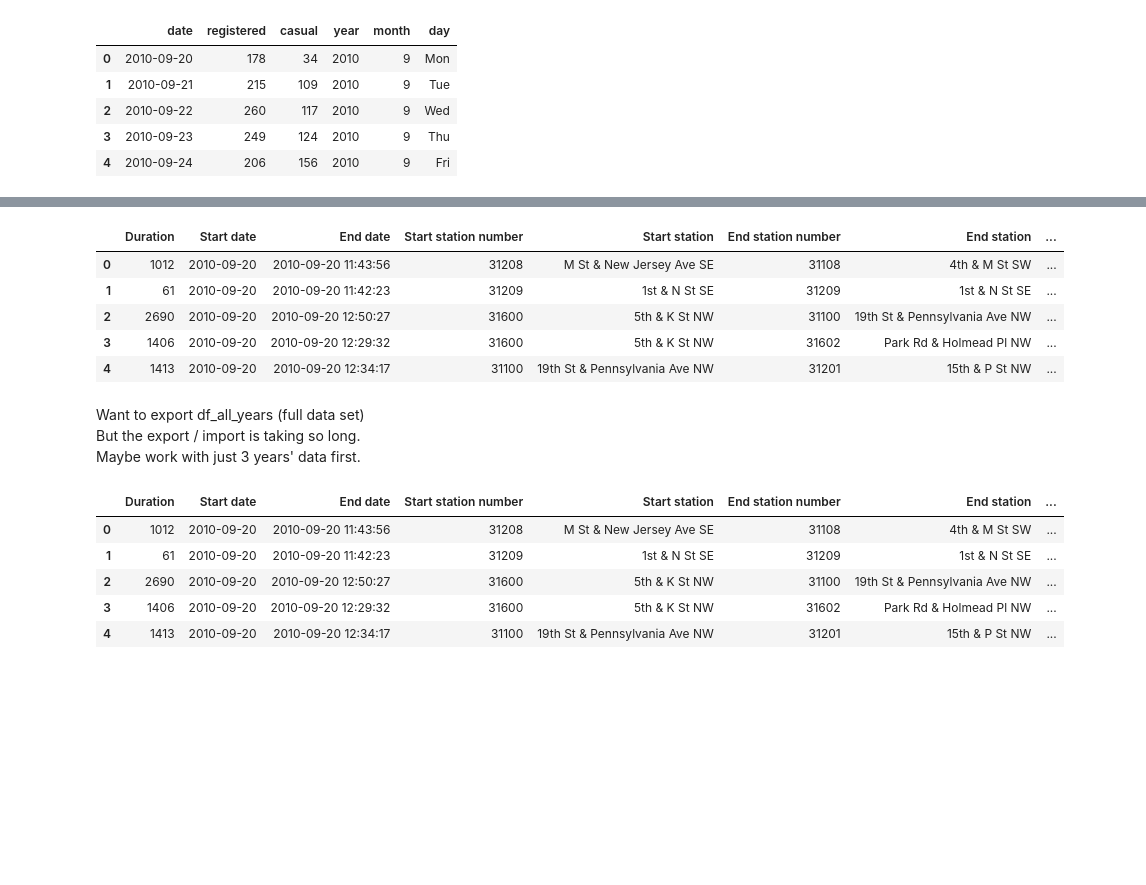
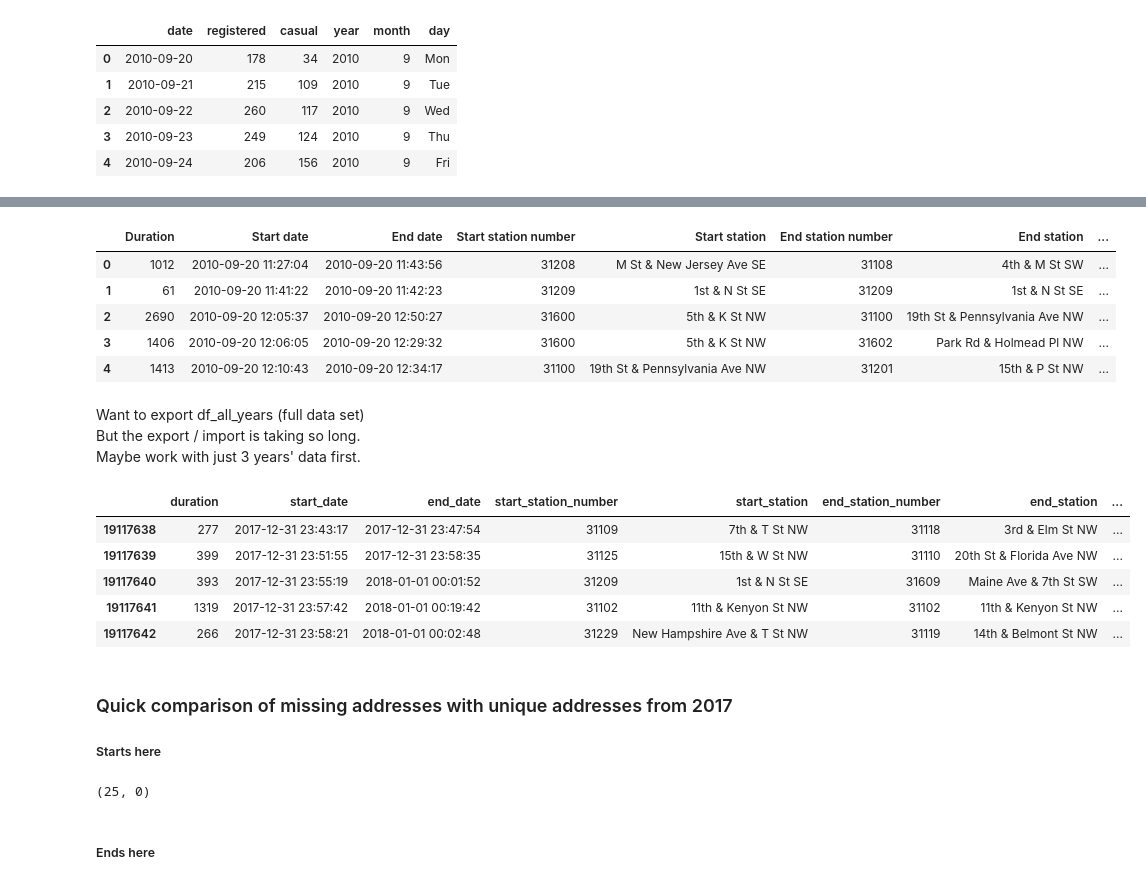
Before and after one commit to kyungoh22/bike_analysis, a Jupyter notebook: bike_analysis_data_wrangling_all_years.ipynb, the cells around one changed output, grey strips where cells are left out. Cells and saved outputs as stored; diff of their text form; code cells hidden in the pictures; blank space fills up the shorter version.

```diff
--- a/bike_analysis_data_wrangling_all_years.ipynb
+++ b/bike_analysis_data_wrangling_all_years.ipynb
@@ -41,5 +48,3 @@ df_all_years['Start date'] = df_all_years['Start date'].dt.date
-# %%
-df_all_years['Start date'] = pd.to_datetime(df_all_years['Start date'])
 # %%
 df_all_years.head()
 # %% [output]
@@ -472,21 +483,36 @@ df_all_agg_hourly.to_csv('cleaned_data/df_all_agg_hourly.csv', index = False)
 df_all_years.head()
 # %% [output]
 |  | Duration | Start date | End date | Start station number | Start station | End station number | End station | ... |
-| 0 | 1012 | 2010-09-20 | 2010-09-20 11:43:56 | 31208 | M St & New Jersey Ave SE | 31108 | 4th & M St SW | ... |
-| 1 | 61 | 2010-09-20 | 2010-09-20 11:42:23 | 31209 | 1st & N St SE | 31209 | 1st & N St SE | ... |
-| 2 | 2690 | 2010-09-20 | 2010-09-20 12:50:27 | 31600 | 5th & K St NW | 31100 | 19th St & Pennsylvania Ave NW | ... |
-| 3 | 1406 | 2010-09-20 | 2010-09-20 12:29:32 | 31600 | 5th & K St NW | 31602 | Park Rd & Holmead Pl NW | ... |
-| 4 | 1413 | 2010-09-20 | 2010-09-20 12:34:17 | 31100 | 19th St & Pennsylvania Ave NW | 31201 | 15th & P St NW | ... |
+| 0 | 1012 | 2010-09-20 11:27:04 | 2010-09-20 11:43:56 | 31208 | M St & New Jersey Ave SE | 31108 | 4th & M St SW | ... |
+| 1 | 61 | 2010-09-20 11:41:22 | 2010-09-20 11:42:23 | 31209 | 1st & N St SE | 31209 | 1st & N St SE | ... |
+| 2 | 2690 | 2010-09-20 12:05:37 | 2010-09-20 12:50:27 | 31600 | 5th & K St NW | 31100 | 19th St & Pennsylvania Ave NW | ... |
+| 3 | 1406 | 2010-09-20 12:06:05 | 2010-09-20 12:29:32 | 31600 | 5th & K St NW | 31602 | Park Rd & Holmead Pl NW | ... |
+| 4 | 1413 | 2010-09-20 12:10:43 | 2010-09-20 12:34:17 | 31100 | 19th St & Pennsylvania Ave NW | 31201 | 15th & P St NW | ... |
+# %%
+df_all_years = df_all_years.rename(columns = {'Duration': 'duration',
+                                'Start date': 'start_date',
+                                'End date': 'end_date',
+                                'Start station number': 'start_station_number',
+                                'Start station': 'start_station',
+                                'End station number': 'end_station_number',
+                                'End station': 'end_station',
+                                'Bike number': 'bike_number',
+                                'Member type': 'member_type'
+                                })
 # %% [markdown]
 Want to export df_all_years (full data set) <br>
 But the export / import is taking so long. <br>
 Maybe work with just 3 years' data first.
 # %%
-df_all_years.head()
+df_all_years.tail()
 # %% [output]
-|  | Duration | Start date | End date | Start station number | Start station | End station number | End station | ... |
-| 0 | 1012 | 2010-09-20 | 2010-09-20 11:43:56 | 31208 | M St & New Jersey Ave SE | 31108 | 4th & M St SW | ... |
-| 1 | 61 | 2010-09-20 | 2010-09-20 11:42:23 | 31209 | 1st & N St SE | 31209 | 1st & N St SE | ... |
-| 2 | 2690 | 2010-09-20 | 2010-09-20 12:50:27 | 31600 | 5th & K St NW | 31100 | 19th St & Pennsylvania Ave NW | ... |
-| 3 | 1406 | 2010-09-20 | 2010-09-20 12:29:32 | 31600 | 5th & K St NW | 31602 | Park Rd & Holmead Pl NW | ... |
-| 4 | 1413 | 2010-09-20 | 2010-09-20 12:34:17 | 31100 | 19th St & Pennsylvania Ave NW | 31201 | 15th & P St NW | ... |
+|  | duration | start_date | end_date | start_station_number | start_station | end_station_number | end_station | ... |
+| 19117638 | 277 | 2017-12-31 23:43:17 | 2017-12-31 23:47:54 | 31109 | 7th & T St NW | 31118 | 3rd & Elm St NW | ... |
+| 19117639 | 399 | 2017-12-31 23:51:55 | 2017-12-31 23:58:35 | 31125 | 15th & W St NW | 31110 | 20th St & Florida Ave NW | ... |
+| 19117640 | 393 | 2017-12-31 23:55:19 | 2018-01-01 00:01:52 | 31209 | 1st & N St SE | 31609 | Maine Ave & 7th St SW | ... |
+| 19117641 | 1319 | 2017-12-31 23:57:42 | 2018-01-01 00:19:42 | 31102 | 11th & Kenyon St NW | 31102 | 11th & Kenyon St NW | ... |
+| 19117642 | 266 | 2017-12-31 23:58:21 | 2018-01-01 00:02:48 | 31229 | New Hampshire Ave & T St NW | 31119 | 14th & Belmont St NW | ... |
+# %% [markdown]
+<h3> Quick comparison of missing addresses with unique addresses from 2017 </h3>
+
+<h5> Starts here </h5>
@@ -493,3 +525,41 @@ df_all_years.head()
+# %%
+missing_addresses = ['Crystal City Metro / 18th & Bell St', '21st & M St NW', 'Eastern Market Metro / Pennsylvania Ave & 7th St SE',
+'Connecticut Ave & Newark St NW / Cleveland Park',
+'18th & Eads St.',
+'19th & L St NW',
+'23rd & Crystal Dr',
+'Aurora Hills Community Ctr/18th & Hayes St',
+'S Joyce & Army Navy Dr',
+'Georgia Ave and Fairmont St NW',
+'20th & Crystal Dr',
+'S Glebe & Potomac Ave',
+'USDA / 12th & Independence Ave SW',
+'27th & Crystal Dr',
+'Pentagon City Metro / 12th & S Hayes St',
+'12th & Army Navy Dr',
+'26th & S Clark St',
+'15th & Crystal Dr',
+'Eads & 22nd St S',
+'1st & N St  SE',
+'Lynn & 19th St North',
+'N Rhodes & 16th St N',
+'Rosslyn Metro / Wilson Blvd & Ft Myer Dr',
+'Wilson Blvd & Franklin Rd',
+'11th & H St NE']
+
+included = 0
+missing = 0
+for station in missing_addresses:
+    if station in list(df_2017_stations):
+        included += 1
+    else:
+        missing +=1
+
+included, missing
+# %% [output]
+(25, 0)
+# %% [markdown]
+<h5> Ends here </h5>
 # %%
 df_all_years_shortened = df_all_years.copy(deep = True)
 # %%
```
Also changed, not shown: parts of 52 cells of this notebook, 1 other file.
